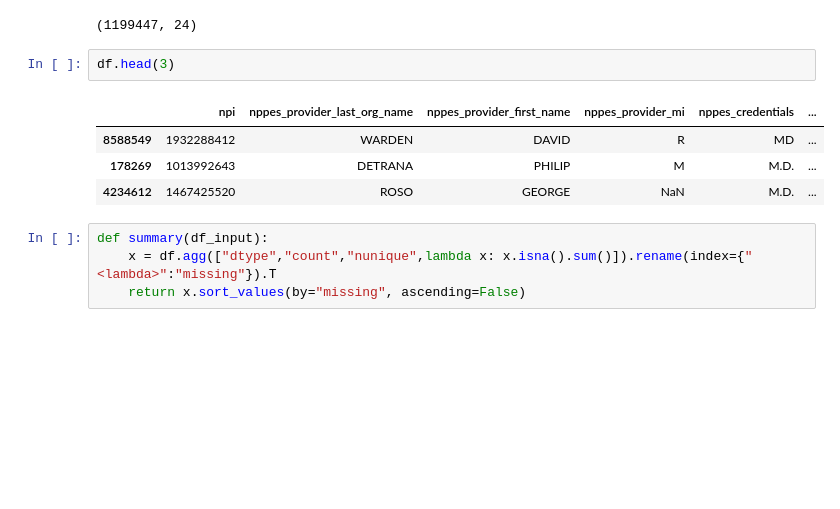
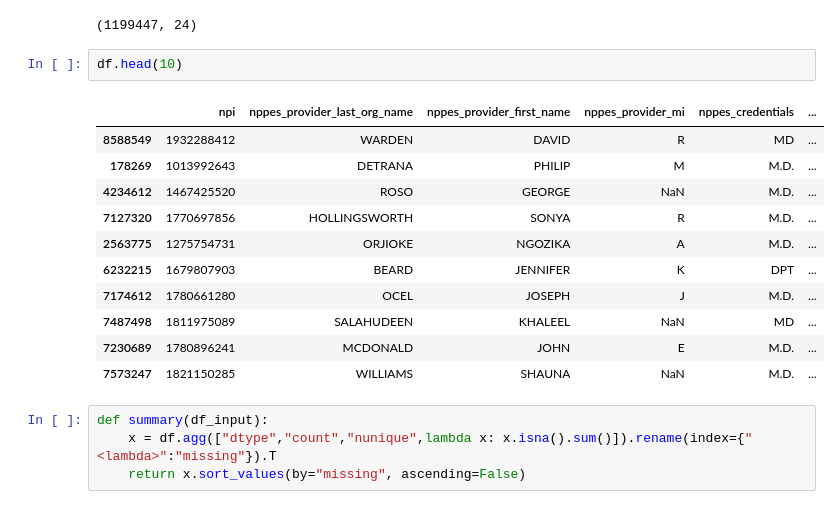
Before and after one commit to radsn/Medicare_anomaly_detection, a Jupyter notebook: Rads_EDA.ipynb, the cells around one changed output. Drawn from its saved outputs; the diff is of its cells as text; blank space fills up the shorter version.

```diff
--- a/Rads_EDA.ipynb
+++ b/Rads_EDA.ipynb
@@ -36,12 +36,19 @@ df.shape
 # %% [output]
 (1199447, 24)
 # %%
-df.head(3)
+df.head(10)
 # %% [output]
 |  | npi | nppes_provider_last_org_name | nppes_provider_first_name | nppes_provider_mi | nppes_credentials | ... |
 | 8588549 | 1932288412 | WARDEN | DAVID | R | MD | ... |
 | 178269 | 1013992643 | DETRANA | PHILIP | M | M.D. | ... |
 | 4234612 | 1467425520 | ROSO | GEORGE | NaN | M.D. | ... |
+| 7127320 | 1770697856 | HOLLINGSWORTH | SONYA | R | M.D. | ... |
+| 2563775 | 1275754731 | ORJIOKE | NGOZIKA | A | M.D. | ... |
+| 6232215 | 1679807903 | BEARD | JENNIFER | K | DPT | ... |
+| 7174612 | 1780661280 | OCEL | JOSEPH | J | M.D. | ... |
+| 7487498 | 1811975089 | SALAHUDEEN | KHALEEL | NaN | MD | ... |
+| 7230689 | 1780896241 | MCDONALD | JOHN | E | M.D. | ... |
+| 7573247 | 1821150285 | WILLIAMS | SHAUNA | NaN | M.D. | ... |
 # %%
 def summary(df_input):
     x = df.agg(["dtype","count","nunique",lambda x: x.isna().sum()]).rename(index={"<lambda>":"missing"}).T
```
Also changed, not shown: parts of 7 cells of this notebook, 2 other files.
